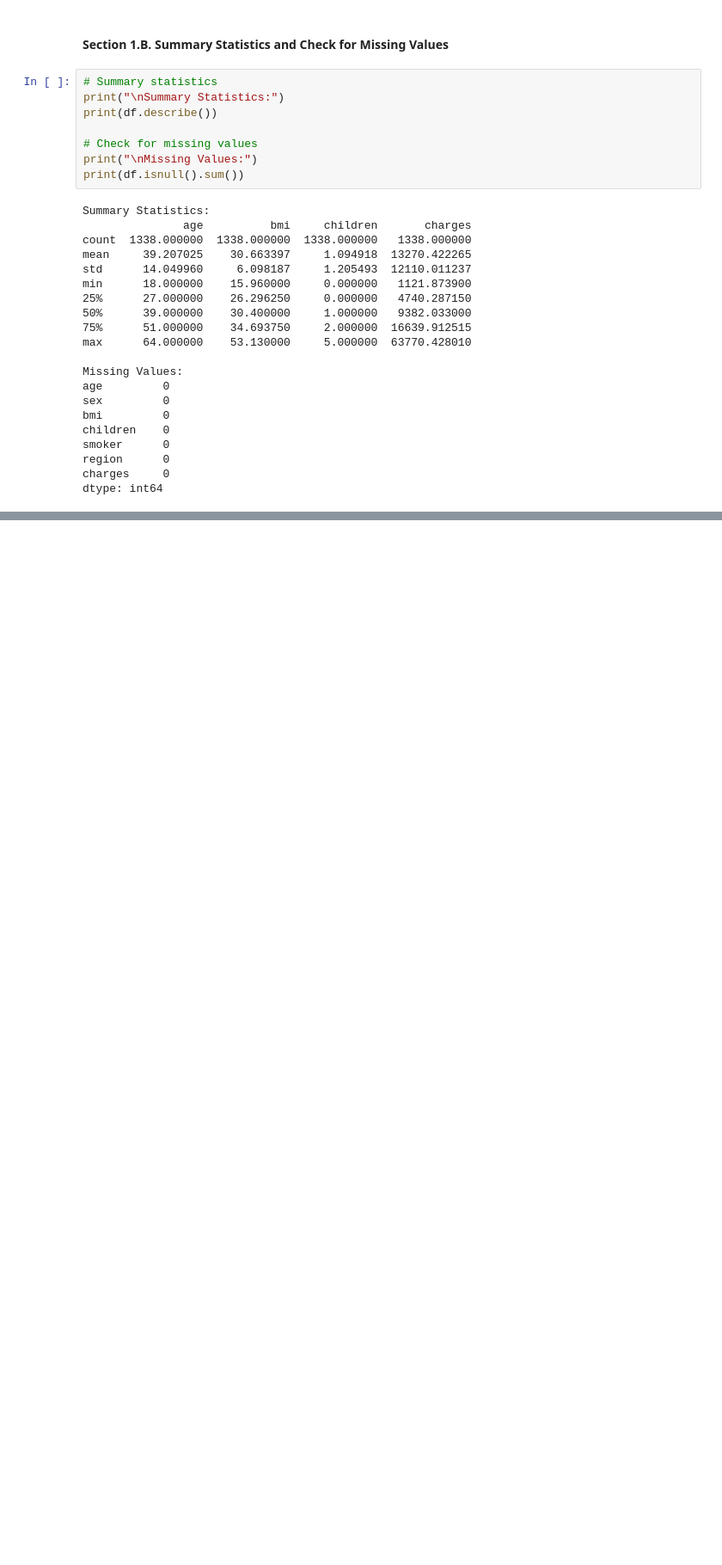
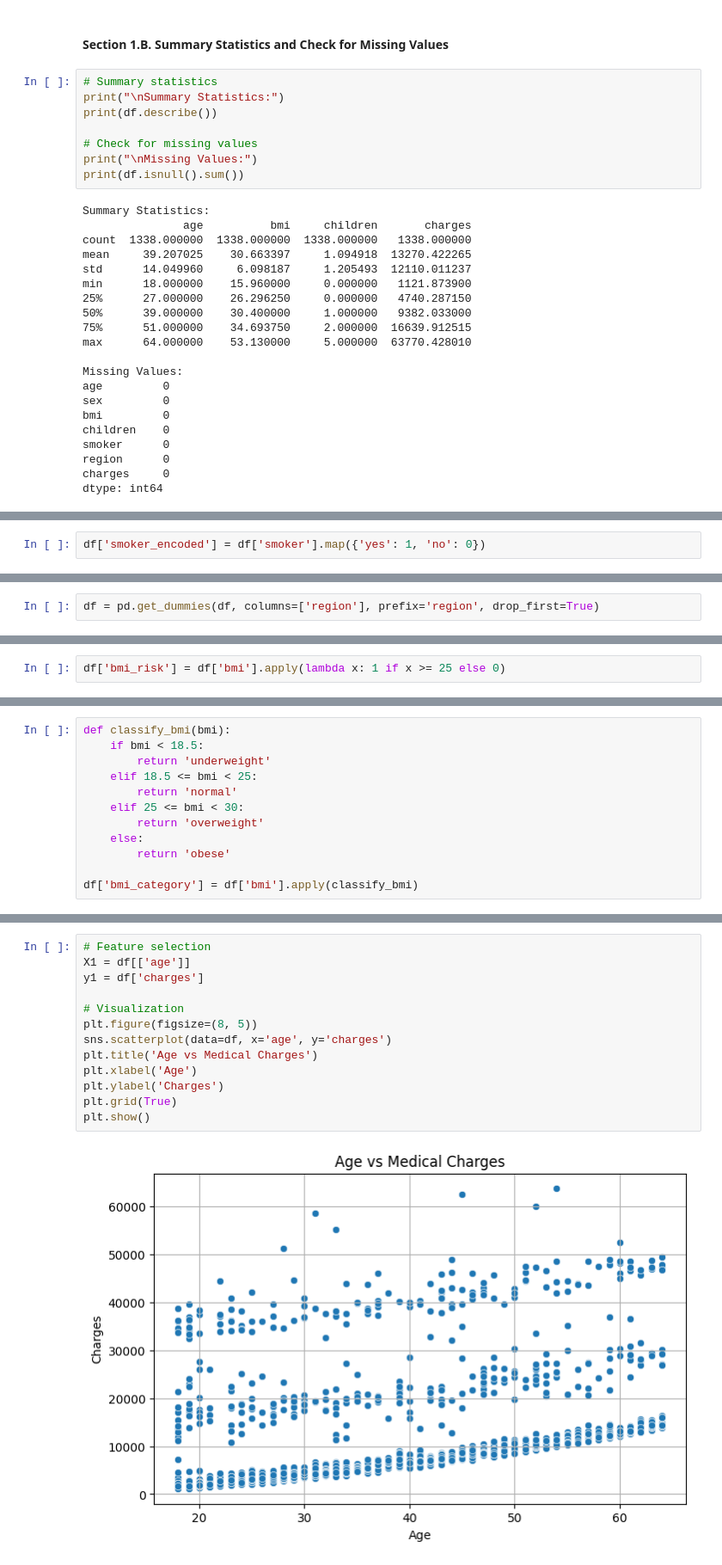
Before and after one commit to Data-Git-Hub/applied-ml-data-git-hub, a Jupyter notebook: lab04/ml04_data-git-hub.ipynb, the cells around one changed output, grey strips where cells are left out. Shown: that part at 86% size. Drawn from its saved outputs; the diff is of its cells as text; blank space fills up the shorter version.

```diff
--- a/lab04/ml04_data-git-hub.ipynb
+++ b/lab04/ml04_data-git-hub.ipynb
@@ -133,0 +144,2 @@ Since from the inspection of the data there doesn't seem to be any missing value
+# %%
+df['smoker_encoded'] = df['smoker'].map({'yes': 1, 'no': 0})
@@ -133,0 +150,2 @@ Since from the inspection of the data there doesn't seem to be any missing value
+# %%
+df = pd.get_dummies(df, columns=['region'], prefix='region', drop_first=True)
@@ -133,0 +156,2 @@ Since from the inspection of the data there doesn't seem to be any missing value
+# %%
+df['bmi_risk'] = df['bmi'].apply(lambda x: 1 if x >= 25 else 0)
@@ -133,0 +162,12 @@ Since from the inspection of the data there doesn't seem to be any missing value
+# %%
+def classify_bmi(bmi):
+    if bmi < 18.5:
+        return 'underweight'
+    elif 18.5 <= bmi < 25:
+        return 'normal'
+    elif 25 <= bmi < 30:
+        return 'overweight'
+    else:
+        return 'obese'
+
+df['bmi_category'] = df['bmi'].apply(classify_bmi)
@@ -133,0 +181,15 @@ Since from the inspection of the data there doesn't seem to be any missing value
+# %%
+# Feature selection
+X1 = df[['age']]
+y1 = df['charges']
+
+# Visualization
+plt.figure(figsize=(8, 5))
+sns.scatterplot(data=df, x='age', y='charges')
+plt.title('Age vs Medical Charges')
+plt.xlabel('Age')
+plt.ylabel('Charges')
+plt.grid(True)
+plt.show()
+# %% [output]
+[figure, added]
```
Also changed, not shown: parts of 15 cells of this notebook, 1 other file.
